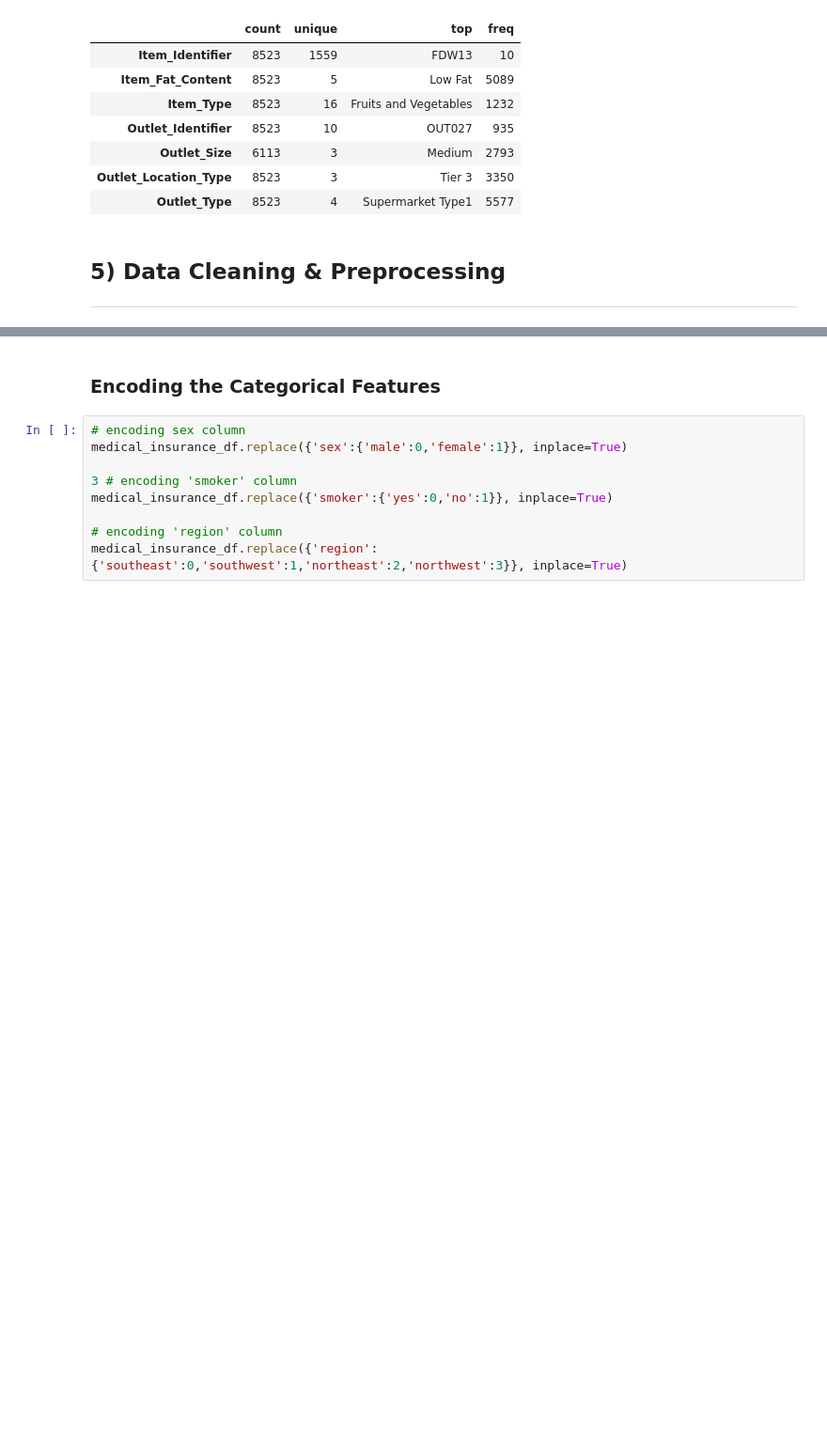
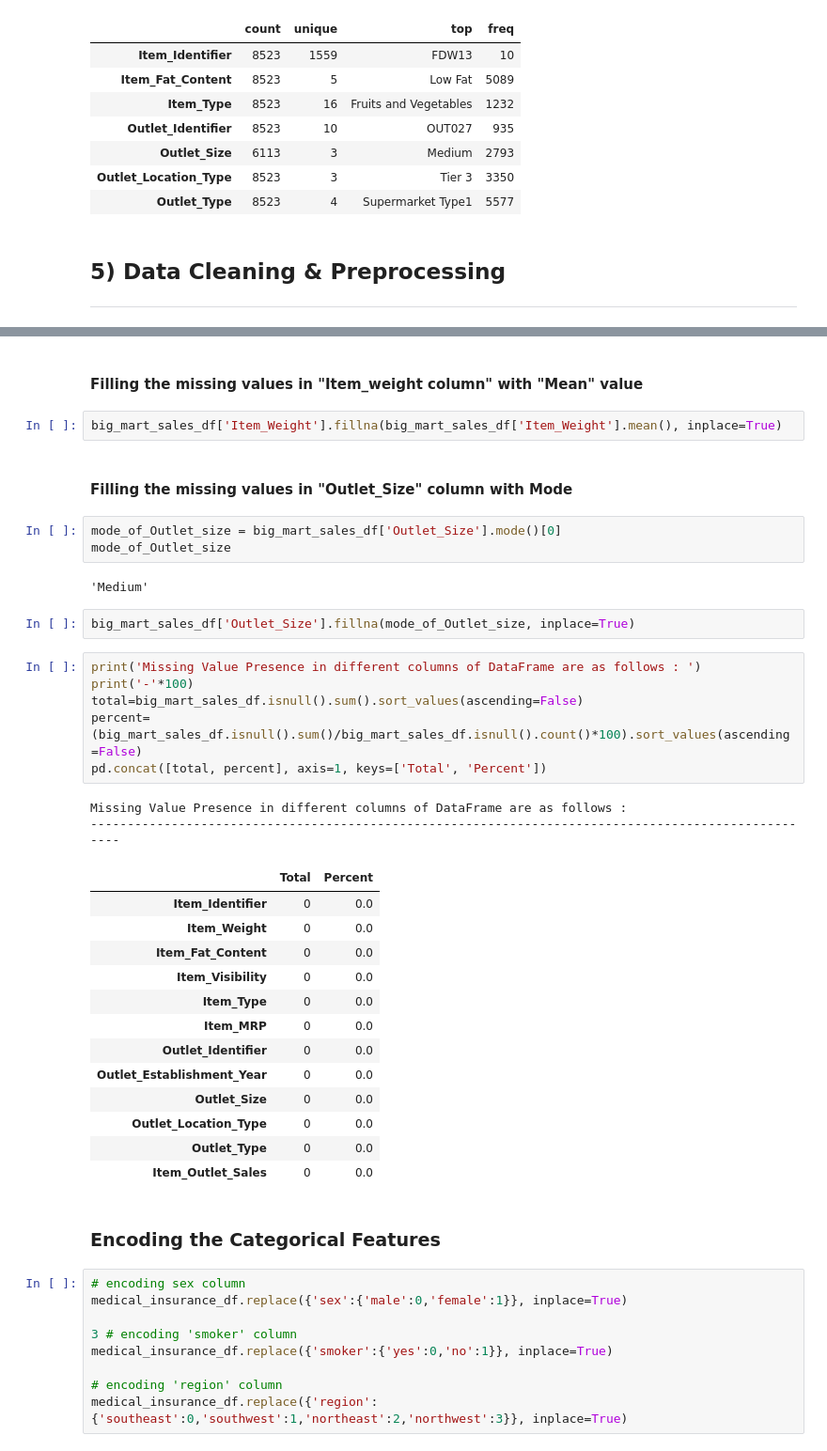
Before and after one commit to manishkr1754/30_Days_30_ML_Projects_Challenge, a Jupyter notebook: Day12_Project12_Big Mart Sales Prediction.ipynb, the cells around one changed output, grey strips where cells are left out. Shown at 94% size. Cells and saved outputs as stored; diff of their text form; blank space fills up the shorter version.

Commit message:
Working with Data  Cleaning and Preprocessing

```diff
--- a/Day12_Project12_Big Mart Sales Prediction.ipynb
+++ b/Day12_Project12_Big Mart Sales Prediction.ipynb
@@ -250,3 +149,38 @@ plt.show()
+# %% [markdown]
+#### Filling the missing values in "Item_weight column" with "Mean" value
+# %%
+big_mart_sales_df['Item_Weight'].fillna(big_mart_sales_df['Item_Weight'].mean(), inplace=True)
+# %% [markdown]
+#### Filling the missing values in "Outlet_Size" column with Mode
+# %%
+mode_of_Outlet_size = big_mart_sales_df['Outlet_Size'].mode()[0]
+mode_of_Outlet_size
+# %% [output]
+'Medium'
+# %%
+big_mart_sales_df['Outlet_Size'].fillna(mode_of_Outlet_size, inplace=True)
+# %%
+print('Missing Value Presence in different columns of DataFrame are as follows : ')
+print('-'*100)
+total=big_mart_sales_df.isnull().sum().sort_values(ascending=False)
+percent=(big_mart_sales_df.isnull().sum()/big_mart_sales_df.isnull().count()*100).sort_values(ascending=False)
+pd.concat([total, percent], axis=1, keys=['Total', 'Percent'])
+# %% [output]
+Missing Value Presence in different columns of DataFrame are as follows :
+----------------------------------------------------------------------------------------------------
+|  | Total | Percent |
+| Item_Identifier | 0 | 0.0 |
+| Item_Weight | 0 | 0.0 |
+| Item_Fat_Content | 0 | 0.0 |
+| Item_Visibility | 0 | 0.0 |
+| Item_Type | 0 | 0.0 |
+| Item_MRP | 0 | 0.0 |
+| Outlet_Identifier | 0 | 0.0 |
+| Outlet_Establishment_Year | 0 | 0.0 |
+| Outlet_Size | 0 | 0.0 |
+| Outlet_Location_Type | 0 | 0.0 |
+| Outlet_Type | 0 | 0.0 |
+| Item_Outlet_Sales | 0 | 0.0 |
 # %% [markdown]
 ### Encoding the Categorical Features
 # %%
```
Also changed, not shown: parts of 18 cells of this notebook.
